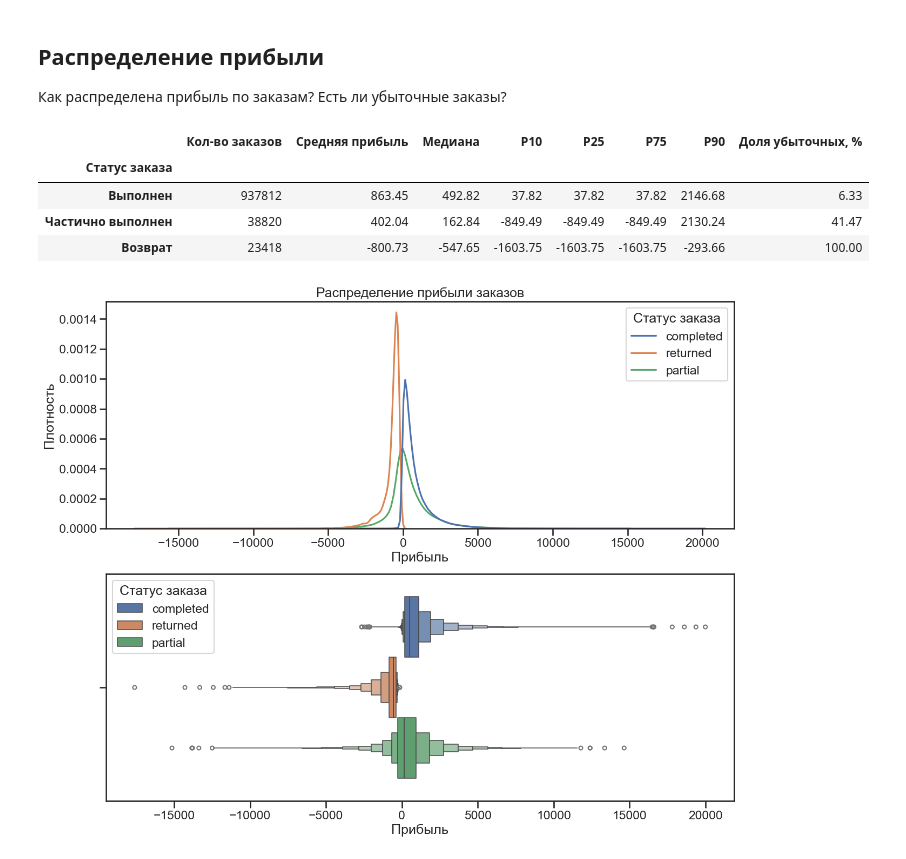
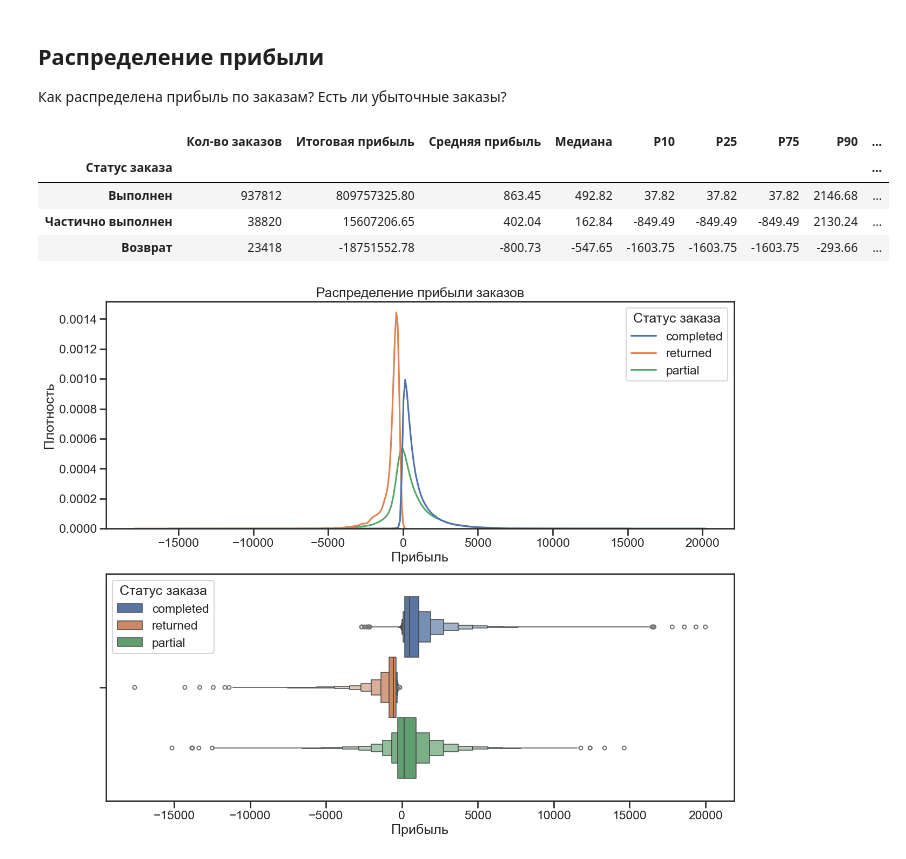
Before and after one commit to e-afanaseva/data_analysis, a Jupyter notebook: Retail Sales Analysis/notebooks/Overview.ipynb, the cells around one changed output. Cells and saved outputs as stored; diff of their text form; code cells hidden in the pictures.

```diff
--- a/Retail Sales Analysis/notebooks/Overview.ipynb
+++ b/Retail Sales Analysis/notebooks/Overview.ipynb
@@ -611,39 +633,41 @@ status_mapping = {
 }
 
 agg_config = {
     'orders': 'count',
+    'sum': 'sum',
     'mean': 'mean',
     'median': 'median',
     'p10': lambda x: x.quantile(0.10),
     'p25': lambda x: x.quantile(0.10),
     'p75': lambda x: x.quantile(0.10),
     'p90': lambda x: x.quantile(0.90),
-    'share_loss': lambda x: (x < 0).mean() * 100,
+    'share_loss': lambda x: (x < 0).mean() * 100
 }
 
 rename_config = {
     'orders': 'Кол-во заказов',
+    'sum': 'Итоговая прибыль',
     'mean': 'Средняя прибыль',
     'median': 'Медиана',
     'p10': 'P10',
     'p25': 'P25',
     'p75': 'P75',
     'p90': 'P90',
     'share_loss': 'Доля убыточных, %'
 }
 
 summary = (df_orders.groupby('order_status')['margin']
                    .agg(**agg_config)
                    .rename(columns=rename_config, index=status_mapping)
                    .rename_axis('Статус заказа'))
 
 summary
 # %% [output]
-|  | Кол-во заказов | Средняя прибыль | Медиана | P10 | P25 | P75 | P90 | Доля убыточных, % |
-| Статус заказа |  |  |  |  |  |  |  |  |
-| Выполнен | 937812 | 863.45 | 492.82 | 37.82 | 37.82 | 37.82 | 2146.68 | 6.33 |
-| Частично выполнен | 38820 | 402.04 | 162.84 | -849.49 | -849.49 | -849.49 | 2130.24 | 41.47 |
-| Возврат | 23418 | -800.73 | -547.65 | -1603.75 | -1603.75 | -1603.75 | -293.66 | 100.00 |
+|  | Кол-во заказов | Итоговая прибыль | Средняя прибыль | Медиана | P10 | P25 | P75 | P90 | ... |
+| Статус заказа |  |  |  |  |  |  |  |  | ... |
+| Выполнен | 937812 | 809757325.80 | 863.45 | 492.82 | 37.82 | 37.82 | 37.82 | 2146.68 | ... |
+| Частично выполнен | 38820 | 15607206.65 | 402.04 | 162.84 | -849.49 | -849.49 | -849.49 | 2130.24 | ... |
+| Возврат | 23418 | -18751552.78 | -800.73 | -547.65 | -1603.75 | -1603.75 | -1603.75 | -293.66 | ... |
 # %%
 fig, (ax1, ax2) = plt.subplots(nrows=2, figsize=(15, 12))
 
```
Also changed, not shown: parts of 6 cells of this notebook, 1 other file.
